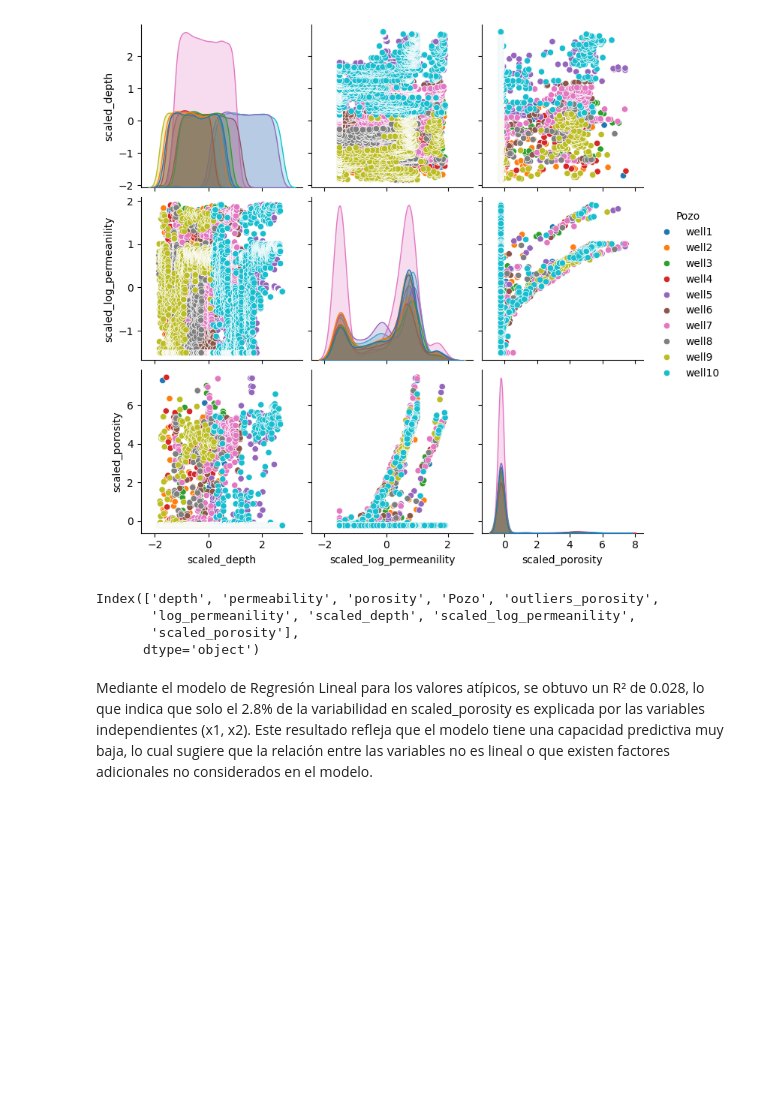
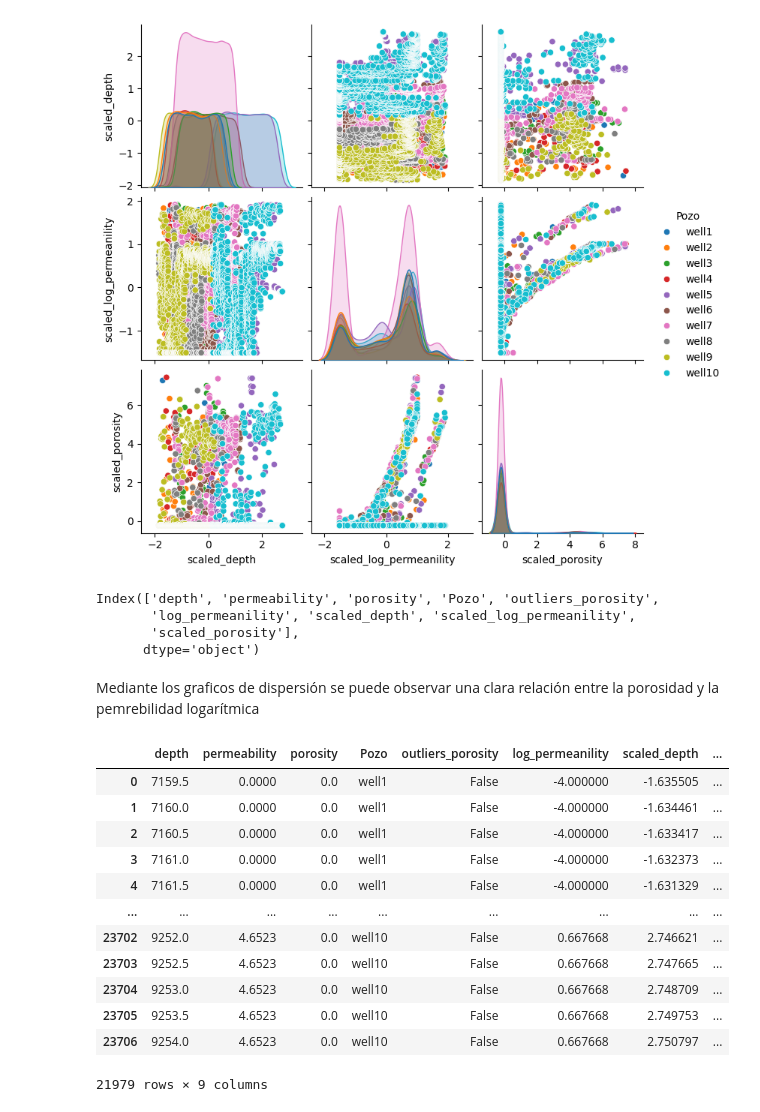
Before and after one commit to jesusiv24921/Clustering-zonas-Geol-gicas, a Jupyter notebook: clustering_zonas_geologicas.ipynb, the cells around one changed output. Cells and saved outputs as stored; diff of their text form; code cells hidden in the pictures; blank space fills up the shorter version.

```diff
--- a/clustering_zonas_geologicas.ipynb
+++ b/clustering_zonas_geologicas.ipynb
@@ -300,5 +300,22 @@ Index(['depth', 'permeability', 'porosity', 'Pozo', 'outliers_porosity',
        'log_permeanility', 'scaled_depth', 'scaled_log_permeanility',
        'scaled_porosity'],
       dtype='object')
-# %% [markdown]
-Mediante el modelo de Regresión Lineal para los valores atípicos, se obtuvo un R² de 0.028, lo que indica que solo el 2.8% de la variabilidad en scaled_porosity es explicada por las variables independientes (x1, x2). Este resultado refleja que el modelo tiene una capacidad predictiva muy baja, lo cual sugiere que la relación entre las variables no es lineal o que existen factores adicionales no considerados en el modelo.
+# %% [markdown]
+Mediante los graficos de dispersión se puede observar una clara relación entre la porosidad y la pemrebilidad logarítmica
+# %%
+df_end=df[df['outliers_porosity']==False]
+df_end
+# %% [output]
+|  | depth | permeability | porosity | Pozo | outliers_porosity | log_permeanility | scaled_depth | ... |
+| 0 | 7159.5 | 0.0000 | 0.0 | well1 | False | -4.000000 | -1.635505 | ... |
+| 1 | 7160.0 | 0.0000 | 0.0 | well1 | False | -4.000000 | -1.634461 | ... |
+| 2 | 7160.5 | 0.0000 | 0.0 | well1 | False | -4.000000 | -1.633417 | ... |
+| 3 | 7161.0 | 0.0000 | 0.0 | well1 | False | -4.000000 | -1.632373 | ... |
+| 4 | 7161.5 | 0.0000 | 0.0 | well1 | False | -4.000000 | -1.631329 | ... |
+| ... | ... | ... | ... | ... | ... | ... | ... | ... |
+| 23702 | 9252.0 | 4.6523 | 0.0 | well10 | False | 0.667668 | 2.746621 | ... |
+| 23703 | 9252.5 | 4.6523 | 0.0 | well10 | False | 0.667668 | 2.747665 | ... |
+| 23704 | 9253.0 | 4.6523 | 0.0 | well10 | False | 0.667668 | 2.748709 | ... |
+| 23705 | 9253.5 | 4.6523 | 0.0 | well10 | False | 0.667668 | 2.749753 | ... |
+| 23706 | 9254.0 | 4.6523 | 0.0 | well10 | False | 0.667668 | 2.750797 | ... |
+21979 rows × 9 columns
```
Also changed, not shown: parts of 2 cells of this notebook.
